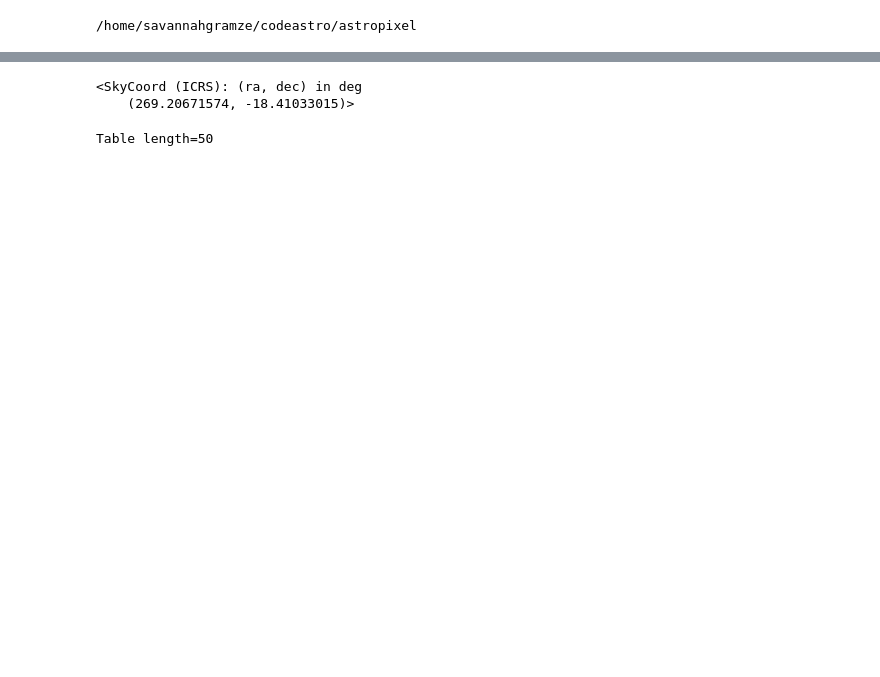
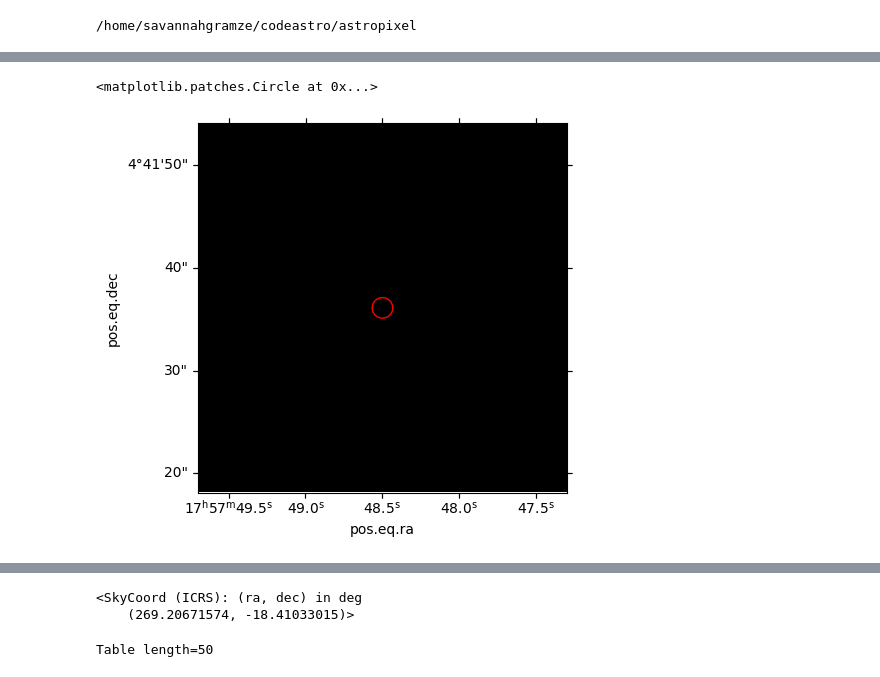
Before and after one commit to SpacialTree/astropixel, a Jupyter notebook: notebooks/plotting.ipynb, the cells around one changed output, grey strips where cells are left out. Cells and saved outputs as stored; diff of their text form; code cells hidden in the pictures; blank space fills up the shorter version.

```diff
--- a/notebooks/plotting.ipynb
+++ b/notebooks/plotting.ipynb
@@ -21,0 +67,8 @@ coord = catalog_querry.get_random_coordinates_gal().icrs
+# %%
+ax = plt.subplot(111, projection=ww)
+ax.imshow(frame, origin='lower', cmap='gray', vmin=0, vmax=1)
+reg = regions.CircleSkyRegion(center=coord, radius=1*u.arcsec)
+reg.to_pixel(ww).plot(color='red')
+# %% [output]
+<matplotlib.patches.Circle at 0x...>
+[figure, added]
```
Also changed, not shown: parts of 16 cells of this notebook, 1 other file.
